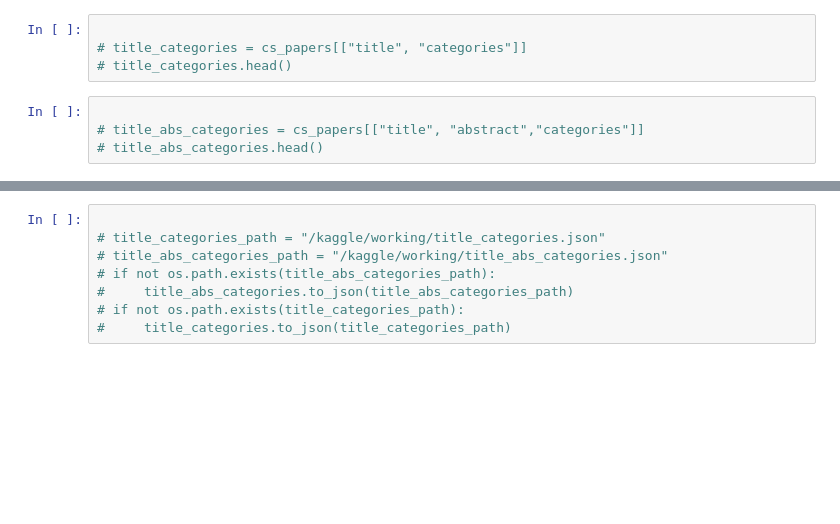
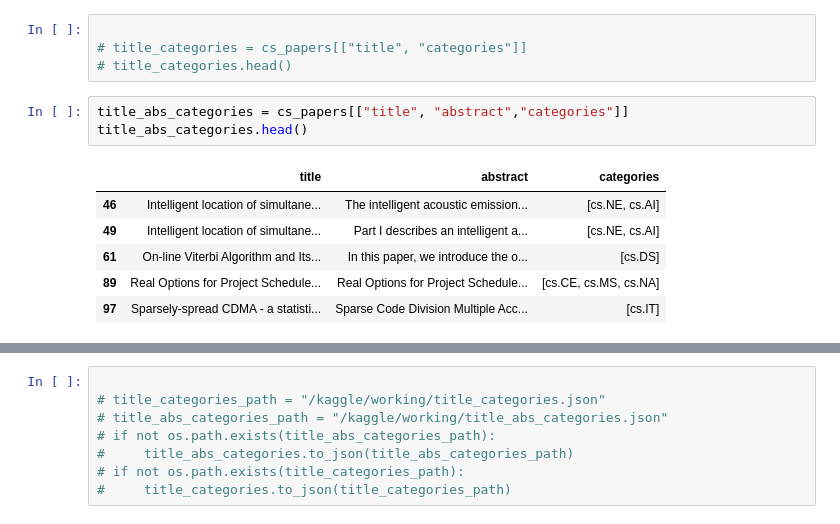
Before and after one commit to kurayami3349/arXiv_dataset_analyzation, a Jupyter notebook: arxiv-analyze.ipynb, the cells around one changed output, grey strips where cells are left out. Drawn from its saved outputs; the diff is of its cells as text; blank space fills up the shorter version.

```diff
--- a/arxiv-analyze.ipynb
+++ b/arxiv-analyze.ipynb
@@ -87,6 +93,12 @@ TF-IDF生成的矩阵维数太高了，不太行。。。
 # title_categories = cs_papers[["title", "categories"]]
 # title_categories.head()
 # %%
-
-# title_abs_categories = cs_papers[["title", "abstract","categories"]]
-# title_abs_categories.head()
+title_abs_categories = cs_papers[["title", "abstract","categories"]]
+title_abs_categories.head()
+# %% [output]
+|  | title | abstract | categories |
+| 46 | Intelligent location of simultane... | The intelligent acoustic emission... | [cs.NE, cs.AI] |
+| 49 | Intelligent location of simultane... | Part I describes an intelligent a... | [cs.NE, cs.AI] |
+| 61 | On-line Viterbi Algorithm and Its... | In this paper, we introduce the o... | [cs.DS] |
+| 89 | Real Options for Project Schedule... | Real Options for Project Schedule... | [cs.CE, cs.MS, cs.NA] |
+| 97 | Sparsely-spread CDMA - a statisti... | Sparse Code Division Multiple Acc... | [cs.IT] |
```
Also changed, not shown: parts of 20 cells of this notebook.
